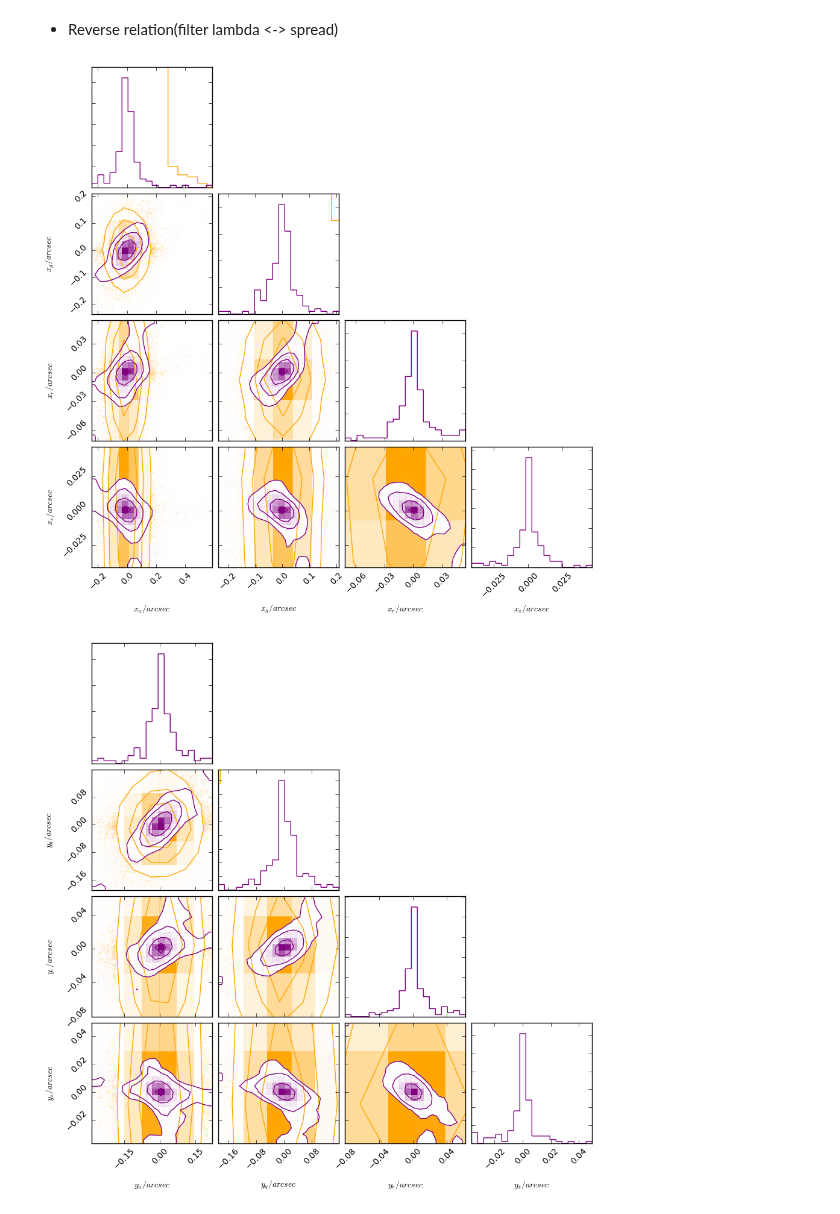
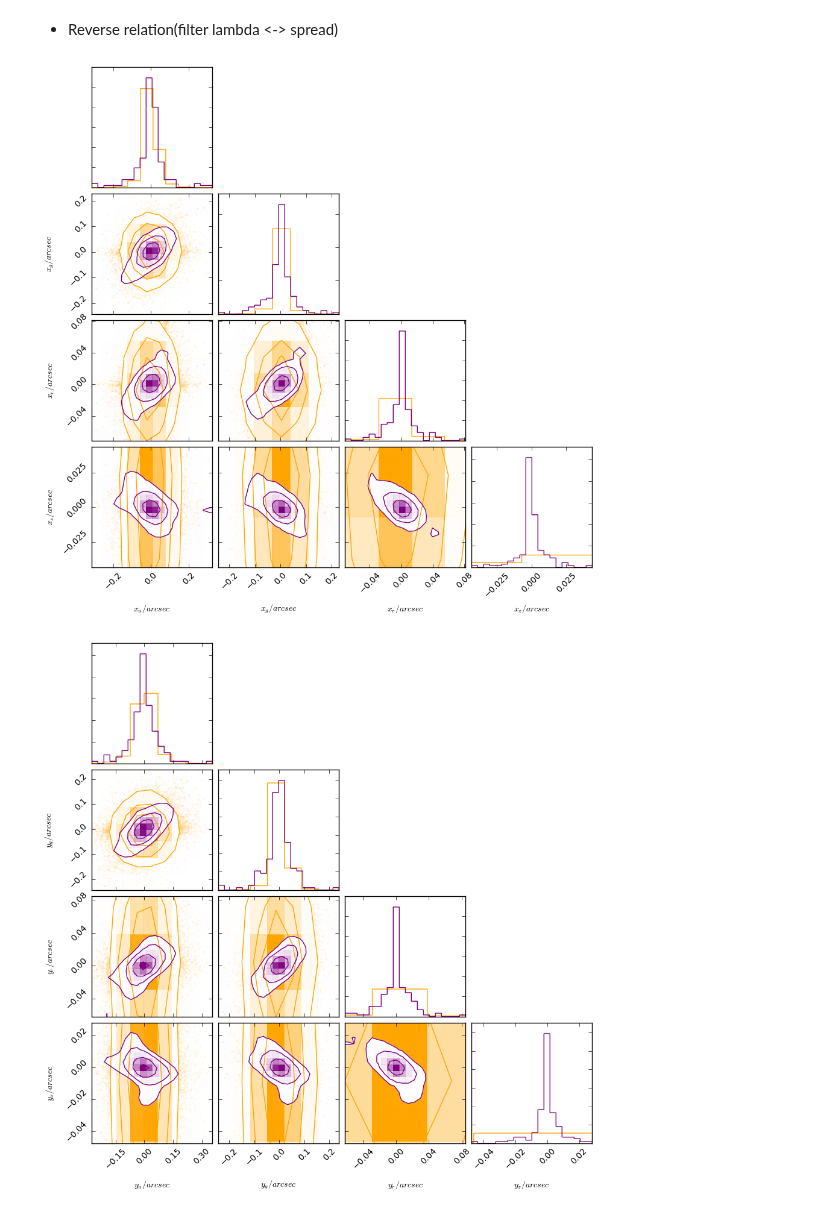
Before and after one commit to jiwoncpark/SLRealizer, a Jupyter notebook: python/desc/slrealizer/SDSS_EXPERIMENT_NOISE_FREE.ipynb, the cells around one changed output. Cells and saved outputs as stored; diff of their text form; code cells hidden in the pictures.

Commit message:
more plots: u-g shows something potentially useful

```diff
--- a/python/desc/slrealizer/SDSS_EXPERIMENT_NOISE_FREE.ipynb
+++ b/python/desc/slrealizer/SDSS_EXPERIMENT_NOISE_FREE.ipynb
@@ -27,15 +25,15 @@ realizer = desc.slrealizer.SLRealizer()
 - Reverse relation(filter lambda <-> spread)
 # %%
 option = ['x_position']
-fig1 = realizer.generate_cornerplot(object_table_dir='../../../data/sdss_galaxies.csv', color='orange', option=option, galsim=True)
-fig = realizer.generate_cornerplot(object_table_dir='../../../data/object_catalog_galsim_noise.csv', color='purple', option=option, overlap=fig1, galsim=True)
+fig1 = realizer.generate_cornerplot(object_table_dir='../../../data/sdss_object.csv', color='orange', option=option, galsim=True, normed=True)
+fig = realizer.generate_cornerplot(object_table_dir='../../../data/object_catalog_galsim_noise.csv', color='purple', option=option, overlap=fig1, galsim=True, normed=True)
 # %% [output]
-[figure, old version]
+[figure, new version]
 # %%
 option = ['y_position']
-fig1 = realizer.generate_cornerplot(object_table_dir='../../../data/sdss_galaxies.csv', color='orange', option=option, galsim=True)
-fig = realizer.generate_cornerplot(object_table_dir='../../../data/object_catalog_galsim_noise.csv', color='purple', option=option, overlap=fig1, galsim=True)
+fig1 = realizer.generate_cornerplot(object_table_dir='../../../data/sdss_object.csv', color='orange', option=option, galsim=True, normed=True)
+fig = realizer.generate_cornerplot(object_table_dir='../../../data/object_catalog_galsim_noise.csv', color='purple', option=option, overlap=fig1, galsim=True, normed=True)
 # %% [output]
-[figure, old version]
+[figure, new version]
 # %%
 option = ['ellipticity']
```
Also changed, not shown: parts of 12 cells of this notebook.
